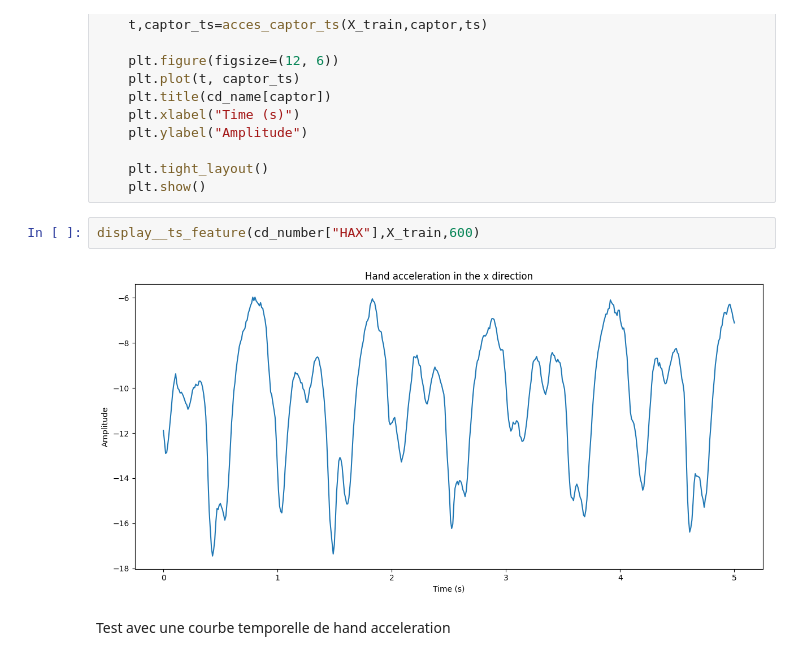
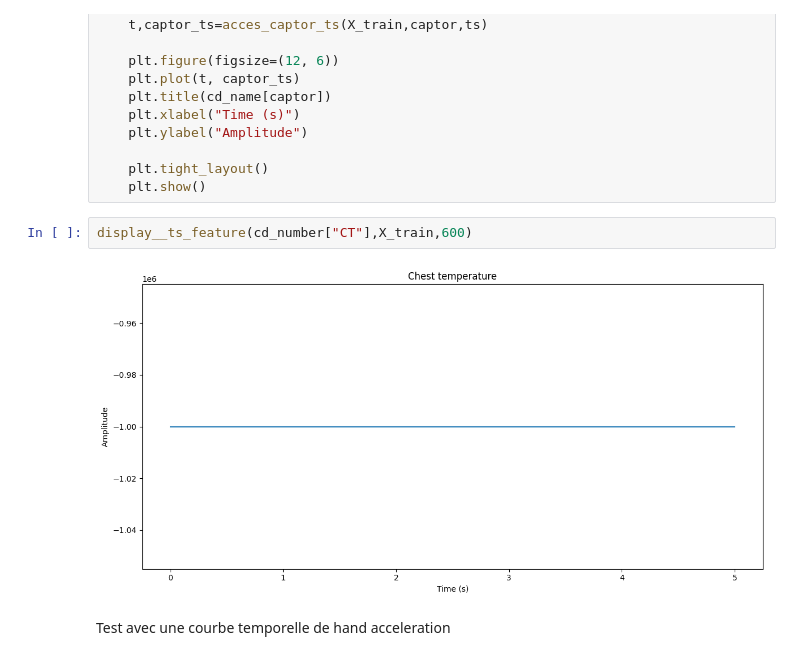
Before and after one commit to diegolall/ml_p3, a Jupyter notebook: tests.ipynb, the cells around one changed output. Drawn from its saved outputs; the diff is of its cells as text.

```diff
--- a/tests.ipynb
+++ b/tests.ipynb
@@ -152,9 +152,9 @@ def display__ts_feature(captor:int,X_train,ts:int):
     plt.tight_layout()
     plt.show()
 # %%
-display__ts_feature(cd_number["HAX"],X_train,600)
+display__ts_feature(cd_number["CT"],X_train,600)
 # %% [output]
-[figure, old version]
+[figure, new version]
 # %% [markdown]
 Test avec une courbe temporelle de hand acceleration
 # %%
```
